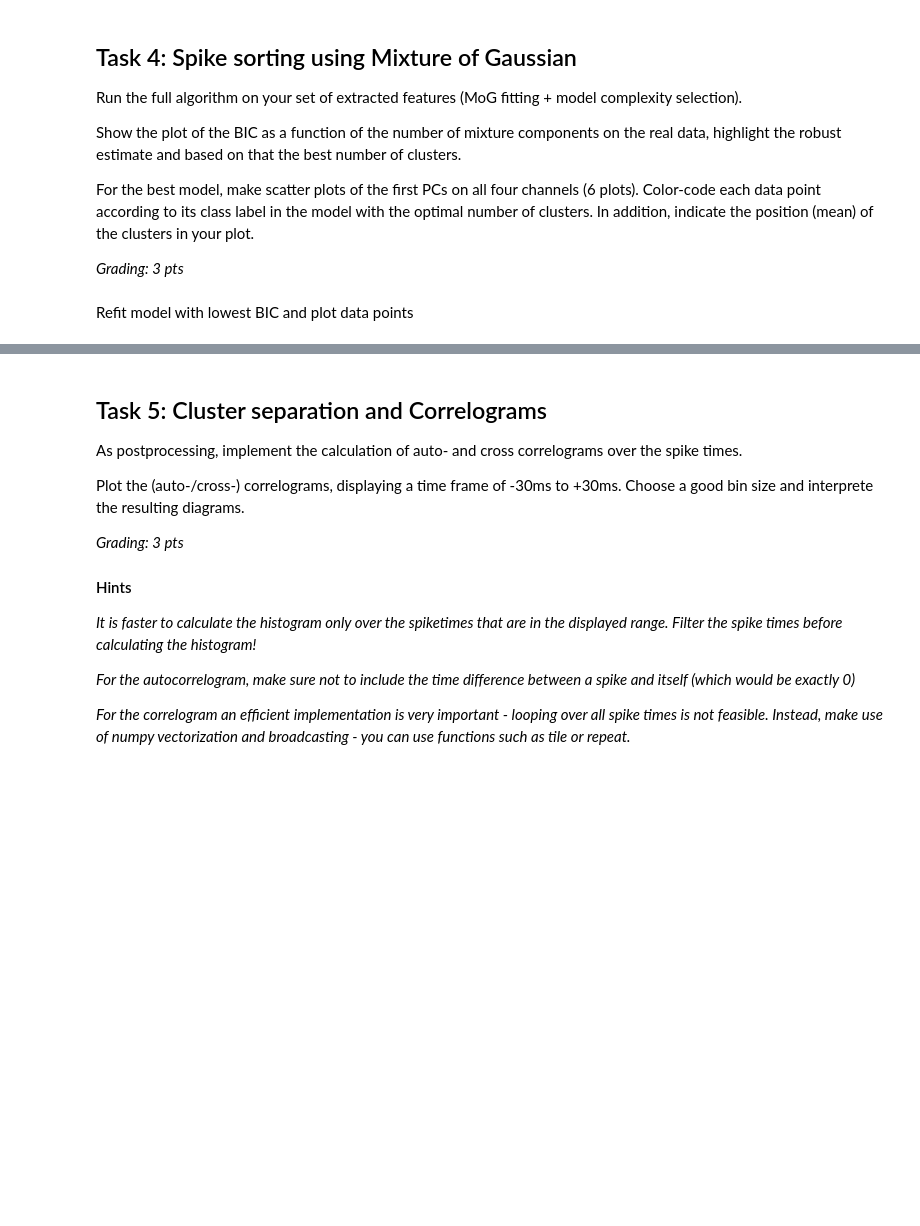
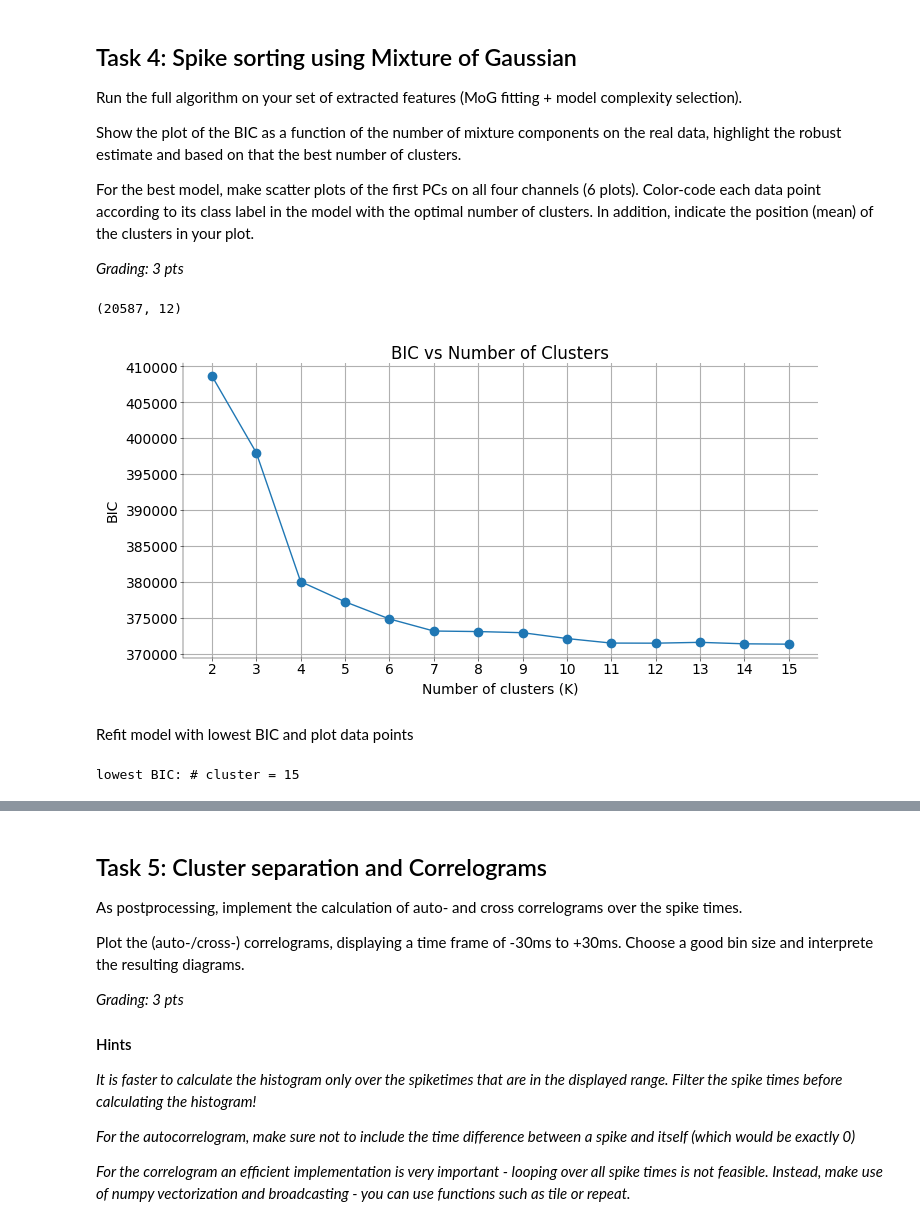
Before and after one commit to F-vdHaar/neural_data_science, a Jupyter notebook: notebooks/CodingLab2_haar_jana.ipynb, the cells around one changed output, grey strips where cells are left out. Drawn from its saved outputs; the diff is of its cells as text; code cells hidden in the pictures; blank space fills up the shorter version.

```diff
--- a/notebooks/CodingLab2_haar_jana.ipynb
+++ b/notebooks/CodingLab2_haar_jana.ipynb
@@ -546,17 +498,48 @@ For the best model, make scatter plots of the first PCs on all four channels (6
 # Run the algorithm on the set of extracted features (0.5 pts)
 # -------------------------------------------------------------
 
+from sklearn.preprocessing import StandardScaler
+scaler = StandardScaler()
+
 K = np.arange(2, 16)
 num_seeds = 5
 
+# loading the spike features and normalizing
+data = np.load("../data/nds_cl_1_features.npy")
+norm_data = scaler.fit_transform(data)
+
+
 BIC = np.zeros((num_seeds, len(K)))
 LL = np.zeros((num_seeds, len(K)))
+
+# running MoG and calculating BIC for extracted spike features
+for i in range(num_seeds):
+    for idx, k in enumerate(K):
+        _, m, S, p = fit_mog(norm_data, n_clusters=k, random_seed=i)
+
+        BIC[i,idx], LL[i,idx] = mog_bic(norm_data, m, S, p)
+# %% [output]
+(20587, 12)
 # %%
 # ----------------------------------------------------------------------------------------------------------------------
 # Plot the BIC over number of mixture components and highlight robust estimate and optimal number of clusters (0.5 pts)
 # ----------------------------------------------------------------------------------------------------------------------
 
-fig, ax = plt.subplots(figsize=(4, 4))
+# fig, ax = plt.subplots(figsize=(4, 4))
+K_values = np.arange(2, 16)   # [2, 3, 4, 5, 6]
+
+plt.figure()
+
+plt.plot(K_values, BIC_robust, marker='o')
+
+plt.xlabel("Number of clusters (K)")
+plt.ylabel("BIC")
+plt.title("BIC vs Number of Clusters")
+
+plt.xticks(K_values)
+plt.grid(True)
+# %% [output]
+[figure, added]
 # %% [markdown]
 Refit model with lowest BIC and plot data points
 # %%
@@ -564,4 +547,6 @@ random_seed, kk = np.where(BIC == BIC.min())
 random_seed = random_seed[0]
 kk = kk[0]
 print(f"lowest BIC: # cluster = {K[kk]}")
-# a, m, S, p = fit_mog(b, K[kk], random_seed=random_seed, init="kmeans")
+a, m, S, p = fit_mog(norm_data, K[kk], random_seed=random_seed, init="kmeans")
+# %% [output]
+lowest BIC: # cluster = 15
```
Also changed, not shown: parts of 8 cells of this notebook.
